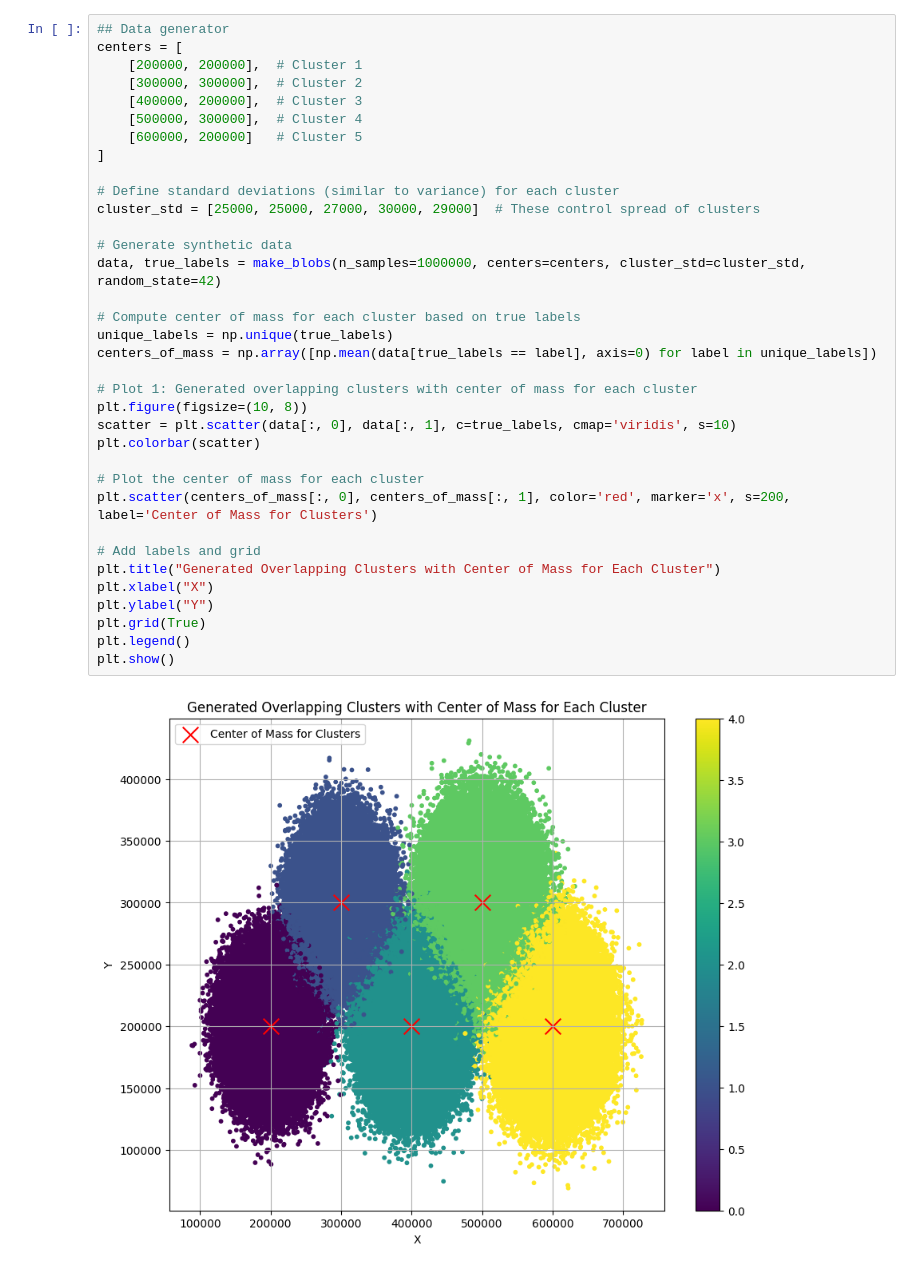
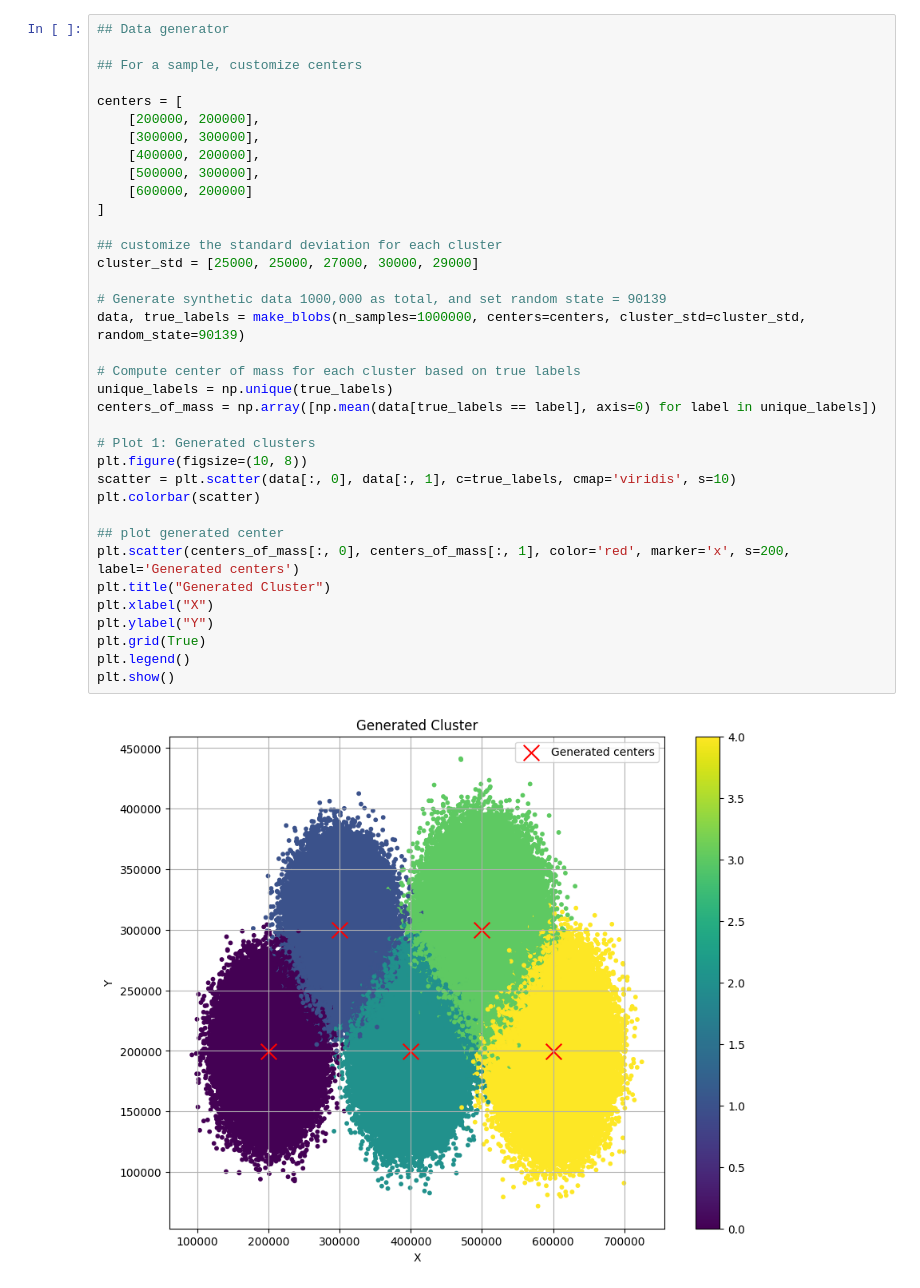
Before and after one commit to Bangiri/k-means-trial, a Jupyter notebook: finalcode.ipynb, the cells around one changed output. Saved outputs shown, nothing was run; the diff lists cells and outputs as text.

```diff
--- a/finalcode.ipynb
+++ b/finalcode.ipynb
@@ -15,38 +12,39 @@ import math
 # %%
 ## Data generator
+
+## For a sample, customize centers
+
 centers = [
-    [200000, 200000],  # Cluster 1
-    [300000, 300000],  # Cluster 2
-    [400000, 200000],  # Cluster 3
-    [500000, 300000],  # Cluster 4
-    [600000, 200000]   # Cluster 5
+    [200000, 200000],
+    [300000, 300000],
+    [400000, 200000],
+    [500000, 300000],
+    [600000, 200000]
 ]
 
-# Define standard deviations (similar to variance) for each cluster
-cluster_std = [25000, 25000, 27000, 30000, 29000]  # These control spread of clusters
+## customize the standard deviation for each cluster
+cluster_std = [25000, 25000, 27000, 30000, 29000]
 
-# Generate synthetic data
-data, true_labels = make_blobs(n_samples=1000000, centers=centers, cluster_std=cluster_std, random_state=42)
+# Generate synthetic data 1000,000 as total, and set random state = 90139
+data, true_labels = make_blobs(n_samples=1000000, centers=centers, cluster_std=cluster_std, random_state=90139)
 
 # Compute center of mass for each cluster based on true labels
 unique_labels = np.unique(true_labels)
 centers_of_mass = np.array([np.mean(data[true_labels == label], axis=0) for label in unique_labels])
 
-# Plot 1: Generated overlapping clusters with center of mass for each cluster
+# Plot 1: Generated clusters
 plt.figure(figsize=(10, 8))
 scatter = plt.scatter(data[:, 0], data[:, 1], c=true_labels, cmap='viridis', s=10)
 plt.colorbar(scatter)
 
-# Plot the center of mass for each cluster
-plt.scatter(centers_of_mass[:, 0], centers_of_mass[:, 1], color='red', marker='x', s=200, label='Center of Mass for Clusters')
-
-# Add labels and grid
-plt.title("Generated Overlapping Clusters with Center of Mass for Each Cluster")
+## plot generated center
+plt.scatter(centers_of_mass[:, 0], centers_of_mass[:, 1], color='red', marker='x', s=200, label='Generated centers')
+plt.title("Generated Cluster")
 plt.xlabel("X")
 plt.ylabel("Y")
 plt.grid(True)
 plt.legend()
 plt.show()
 # %% [output]
-[figure, old version]
+[figure, new version]
 # %%
```
Also changed, not shown: parts of 9 cells of this notebook, 7 other files.
